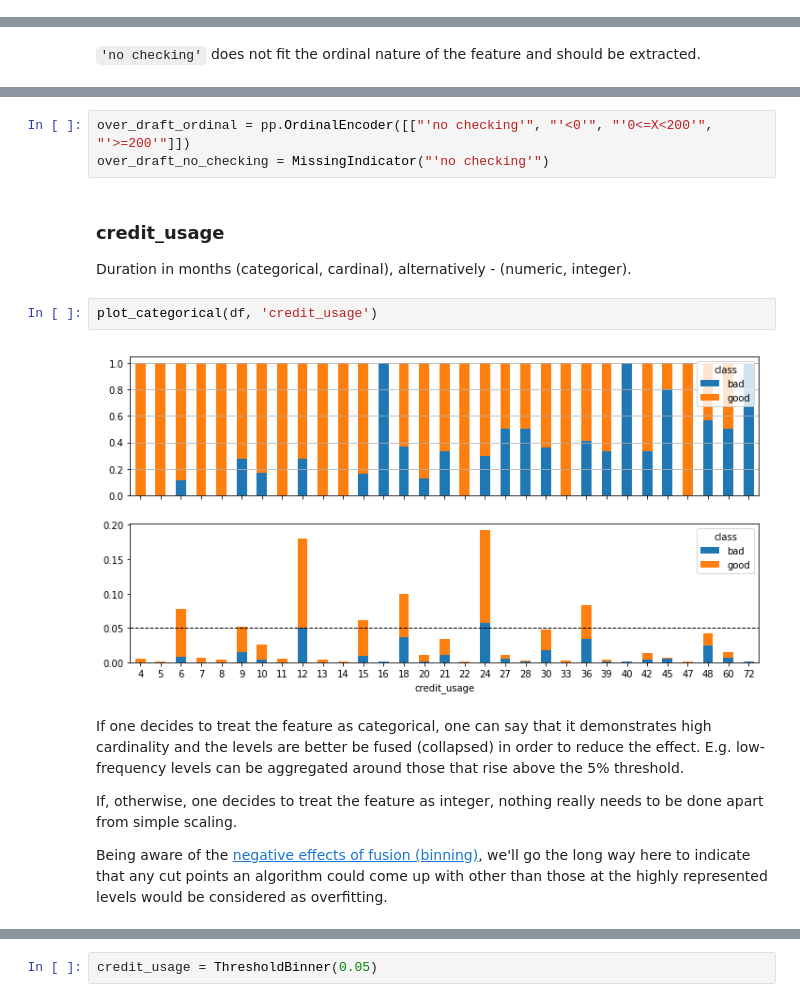
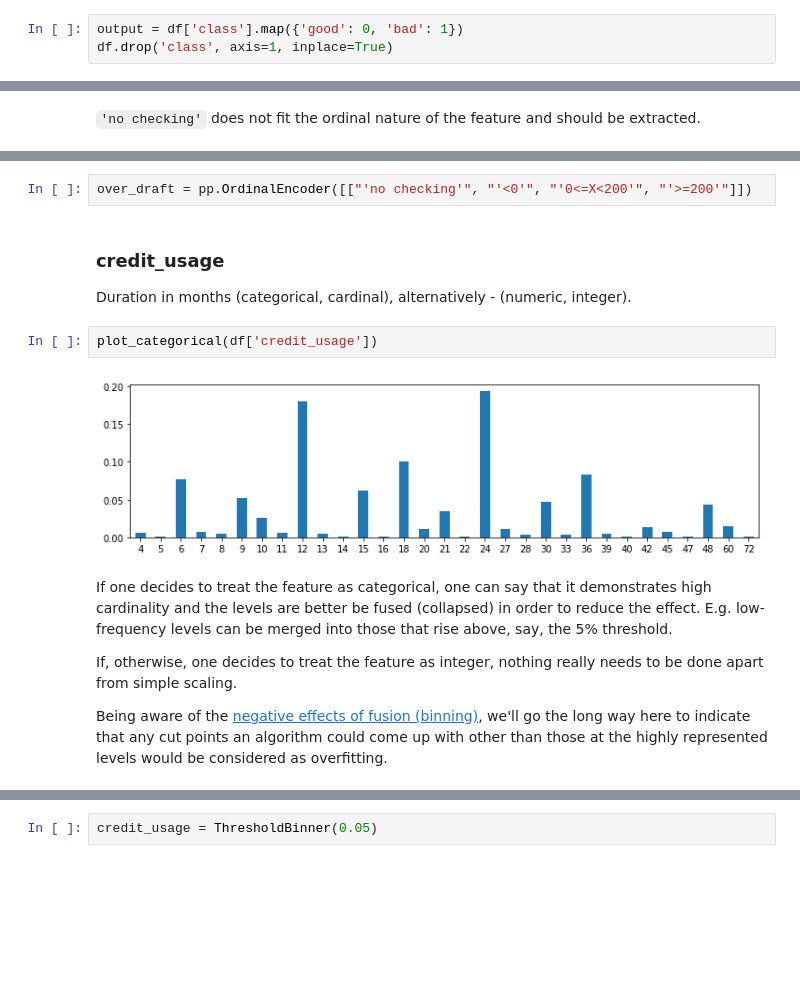
Before and after one commit to ayorgo/german-credit, a Jupyter notebook: exploration.ipynb, the cells around one changed output, grey strips where cells are left out. Cells and saved outputs as stored; diff of their text form; blank space fills up the shorter version.

```diff
--- a/exploration.ipynb
+++ b/exploration.ipynb
@@ -120,6 +124,9 @@ Let us now split the dataset into training and test subsets so we carry all the
 # gc.collect()
 # %%
 df = pd.read_csv('data/train.csv')
+# %%
+output = df['class'].map({'good': 0, 'bad': 1})
+df.drop('class', axis=1, inplace=True)
 # %% [markdown]
 ---
 # %% [markdown]
@@ -159,15 +165,14 @@ Name: over_draft, dtype: int64
 # %%
-over_draft_ordinal = pp.OrdinalEncoder([["'no checking'", "'<0'", "'0<=X<200'", "'>=200'"]])
-over_draft_no_checking = MissingIndicator("'no checking'")
+over_draft = pp.OrdinalEncoder([["'no checking'", "'<0'", "'0<=X<200'", "'>=200'"]])
 # %% [markdown]
 ### **credit_usage**
 Duration in months (categorical, cardinal), alternatively - (numeric, integer).
 # %%
-plot_categorical(df, 'credit_usage')
+plot_categorical(df['credit_usage'])
 # %% [output]
-[figure, old version]
+[figure, new version]
 # %% [markdown]
-If one decides to treat the feature as categorical, one can say that it demonstrates high cardinality and the levels are better be fused (collapsed) in order to reduce the effect. E.g. low-frequency levels can be aggregated around those that rise above the 5% threshold.
+If one decides to treat the feature as categorical, one can say that it demonstrates high cardinality and the levels are better be fused (collapsed) in order to reduce the effect. E.g. low-frequency levels can be merged into those that rise above, say, the 5% threshold.
 
 If, otherwise, one decides to treat the feature as integer, nothing really needs to be done apart from simple scaling.
 
```
Also changed, not shown: parts of 98 cells of this notebook, 1 other file.
